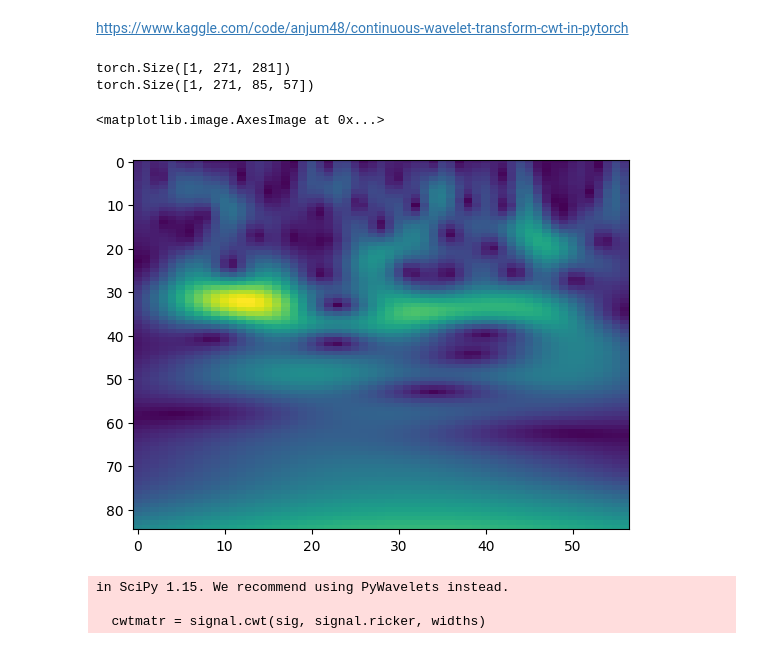
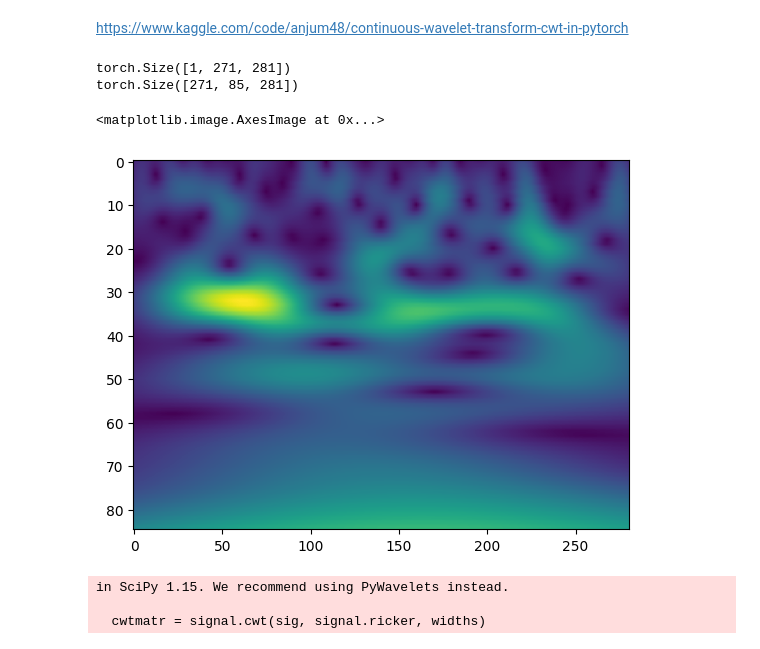
Before and after one commit to thousand-co/dl_lecture_competition_pub, a Jupyter notebook: MEG_EDA5.ipynb, the cells around one changed output. Cells and saved outputs as stored; diff of their text form; code cells hidden in the pictures.

```diff
--- a/MEG_EDA5.ipynb
+++ b/MEG_EDA5.ipynb
@@ -593,19 +595,20 @@ class CWT(nn.Module):
             return torch.transpose(output, 1, 2)
 # %%
 sig_w=Z1[0]
-x_ten = torch.tensor(sig_w, dtype=torch.float32).unsqueeze(0)
+#x_ten = torch.tensor(sig_w, dtype=torch.float32).unsqueeze(0)
+x_ten = sig_w.unsqueeze(0)
 print(x_ten.shape)
 
-pycwt = CWT(fmin=1, fmax=40, hop_length=5, dt=1/200)
-out = pycwt(x_ten)
+pycwt = CWT(fmin=1, fmax=40, hop_length=1, dt=1/200)  # hop_length=5は時間軸だけでなくch方向もスキップされるので注意
+out = pycwt(x_ten).squeeze(0)
 print(out.shape)
 
-plt.imshow(out[0, 0].numpy(), aspect="auto")
+plt.imshow(out[0, ].numpy(), aspect="auto")
 # %% [output]
 torch.Size([1, 271, 281])
-torch.Size([1, 271, 85, 57])
+torch.Size([271, 85, 281])
 <matplotlib.image.AxesImage at 0x...>
-[figure, old version]
+[figure, new version]
 # %%
 from scipy import signal
 t = np.linspace(0, 1.4, 281, endpoint=False)
```
Also changed, not shown: parts of 2 cells of this notebook, 5 other files.
